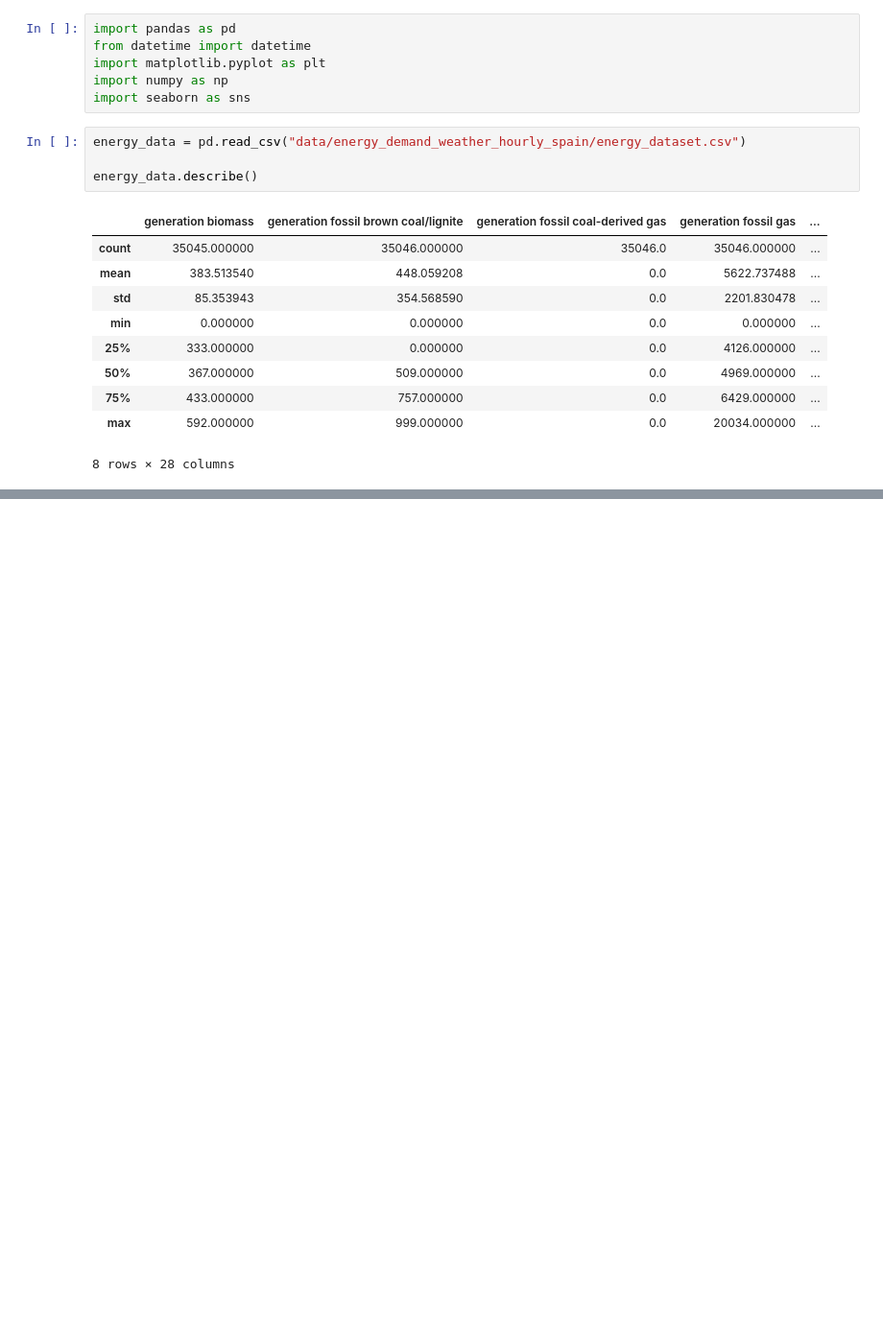
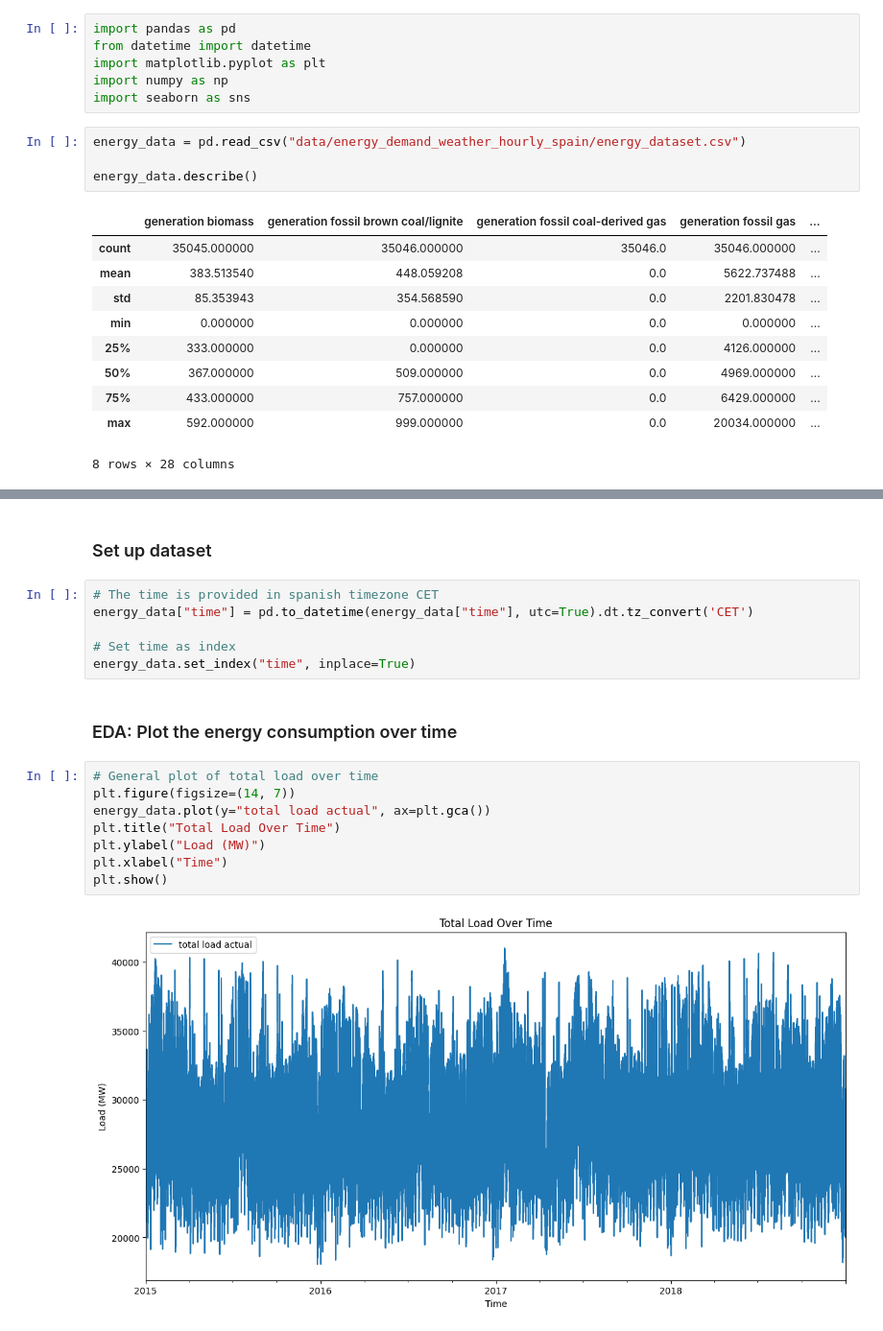
Before and after one commit to zoemcbride/energy-data-lab, a Jupyter notebook: spanish_energy_data_weather_analysis.ipynb, the cells around one changed output, grey strips where cells are left out. Shown: that part at 96% size. Drawn from its saved outputs; the diff is of its cells as text; blank space fills up the shorter version.

Commit message:
Initial EDA of spanish energy data

```diff
--- a/spanish_energy_data_weather_analysis.ipynb
+++ b/spanish_energy_data_weather_analysis.ipynb
@@ -33,3 +33,23 @@ weather_features.describe()
 | 50% | 289.150000 | 288.150000 | 290.150000 | 1.018000e+03 | 72.000000 | 2.00000 | 177.000000 | 0.000000 | 0.000000 | 0.000000 | ... |
 | 75% | 295.150000 | 293.730125 | 297.150000 | 1.022000e+03 | 87.000000 | 4.00000 | 270.000000 | 0.000000 | 0.000000 | 0.000000 | ... |
 | max | 315.600000 | 315.150000 | 321.150000 | 1.008371e+06 | 100.000000 | 133.00000 | 360.000000 | 12.000000 | 2.315000 | 21.500000 | ... |
+# %% [markdown]
+### Set up dataset
+# %%
+# The time is provided in spanish timezone CET
+energy_data["time"] = pd.to_datetime(energy_data["time"], utc=True).dt.tz_convert('CET')
+
+# Set time as index
+energy_data.set_index("time", inplace=True)
+# %% [markdown]
+### EDA: Plot the energy consumption over time
+# %%
+# General plot of total load over time
+plt.figure(figsize=(14, 7))
+energy_data.plot(y="total load actual", ax=plt.gca())
+plt.title("Total Load Over Time")
+plt.ylabel("Load (MW)")
+plt.xlabel("Time")
+plt.show()
+# %% [output]
+[figure, added]
```
Also changed, not shown: parts of 3 cells of this notebook.
